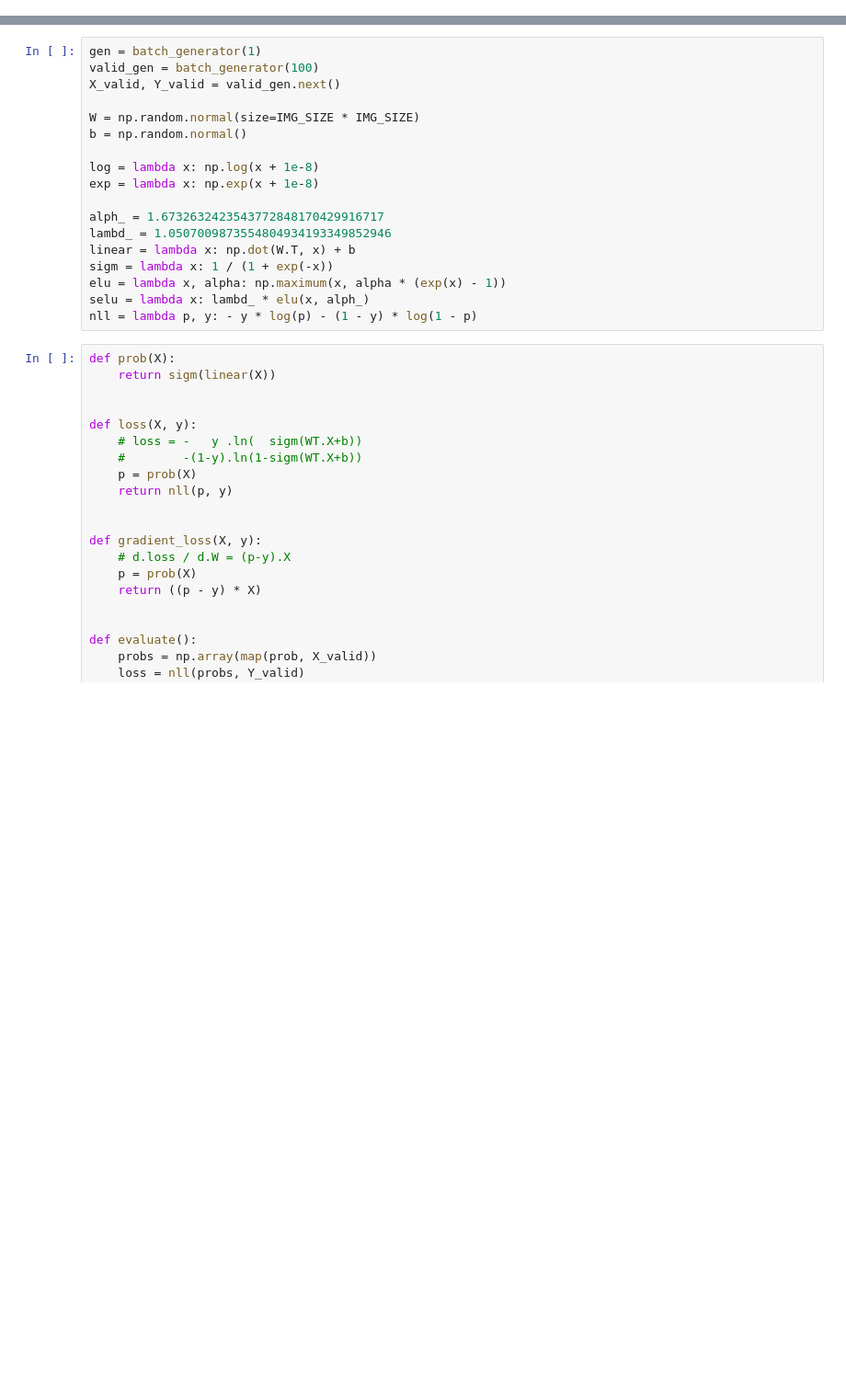
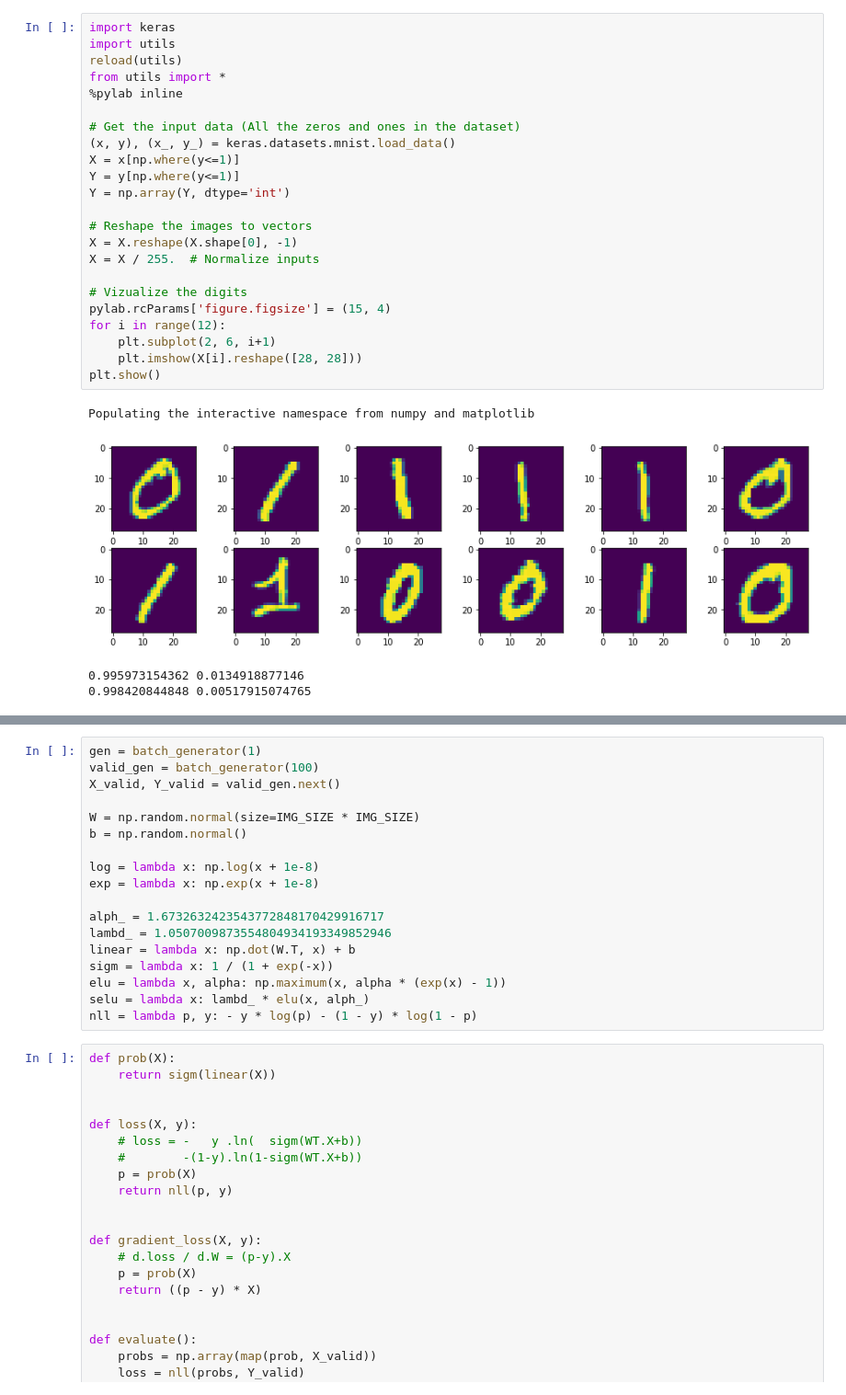
Before and after one commit to marc-moreaux/Deep-Learning-classes, a Jupyter notebook: class_2/Logistic_regression.ipynb, the cells around one changed output, grey strips where cells are left out. Shown: that part at 92% size. Cells and saved outputs as stored; diff of their text form; blank space fills up the shorter version.

```diff
--- a/class_2/Logistic_regression.ipynb
+++ b/class_2/Logistic_regression.ipynb
@@ -1 +21,29 @@
+# %%
+import keras
+import utils
+reload(utils)
+from utils import *
+%pylab inline
+
+# Get the input data (All the zeros and ones in the dataset)
+(x, y), (x_, y_) = keras.datasets.mnist.load_data()
+X = x[np.where(y<=1)]
+Y = y[np.where(y<=1)]
+Y = np.array(Y, dtype='int')
+
+# Reshape the images to vectors
+X = X.reshape(X.shape[0], -1)
+X = X / 255.  # Normalize inputs
+
+# Vizualize the digits
+pylab.rcParams['figure.figsize'] = (15, 4)
+for i in range(12):
+    plt.subplot(2, 6, i+1)
+    plt.imshow(X[i].reshape([28, 28]))
+plt.show()
+# %% [output]
+Populating the interactive namespace from numpy and matplotlib
+[figure, added]
+0.995973154362 0.0134918877146
+0.998420844848 0.00517915074765
 # %% [markdown]
```
Also changed, not shown: parts of 5 cells of this notebook.
